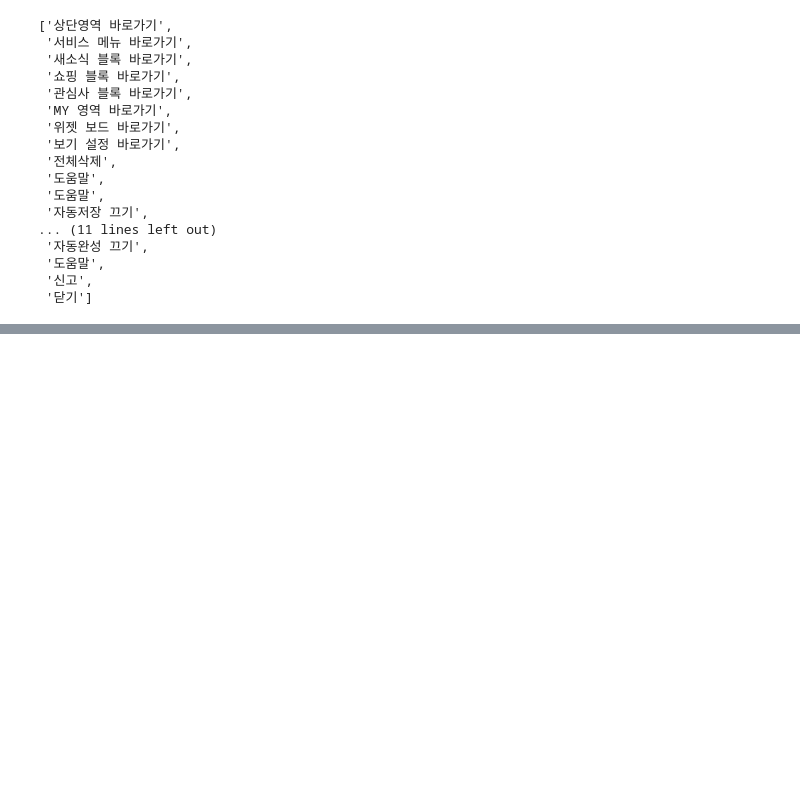
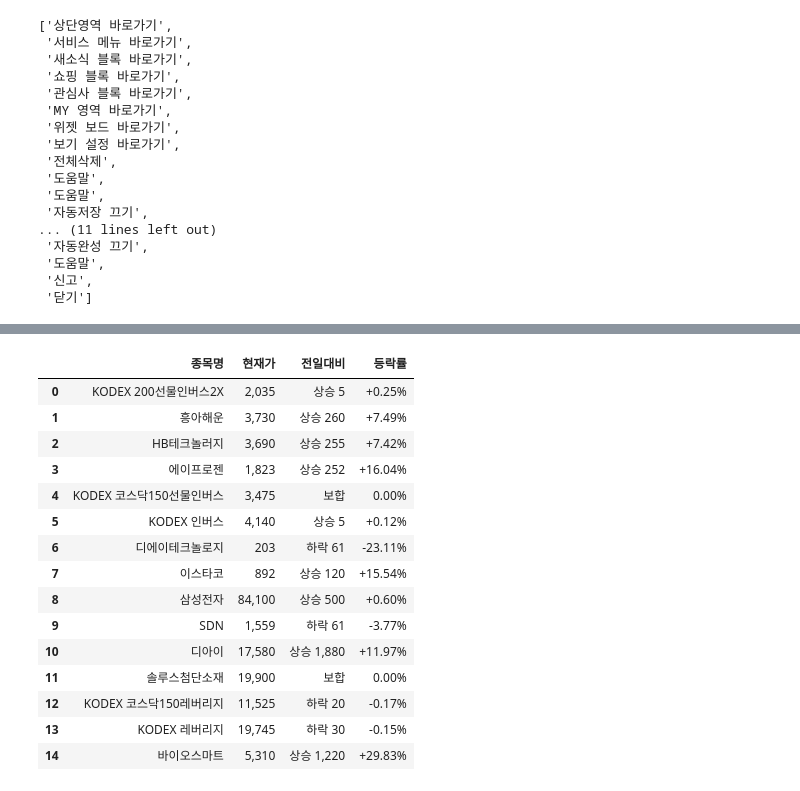
Before and after one commit to KHseo32/test, a Jupyter notebook: 4월 11일/240411 crawling.ipynb, the cells around one changed output, grey strips where cells are left out. Drawn from its saved outputs; the diff is of its cells as text; code cells hidden in the pictures; blank space fills up the shorter version.

```diff
--- a/4월 11일/240411 crawling.ipynb
+++ b/4월 11일/240411 crawling.ipynb
@@ -283,0 +426,4 @@ result
+# %%
+tbody_data = _table.find('tbody')
+
+tbody_data
@@ -283,0 +448,3 @@ result
+# %%
+## tbody_data에서 tr태그들을 모두 찾는다.
+tr_data = tbody_data.find_all('tr')
@@ -283,0 +471,9 @@ result
+# %%
+# tr_data에서 첫번째 원소를 추출하여 contents들을 리스트로 생성
+_val = [tr_data[0].find('th').get_text()]
+
+for tag2 in tr_data[0].find_all('td'):
+    # print(tag2.get_text().strip())
+    _val.append(tag2.get_text().strip())
+
+_val
@@ -283,0 +482,11 @@ result
+# %%
+## 위 코드 반복 실행하여 빈 리스트에 추가
+_values = []
+
+for i in range(len(tr_data)):
+    _val = [tr_data[i].find('th').get_text()]
+    for tag2 in tr_data[i].find_all('td'):
+        _val.append(tag2.get_text().strip())
+    _values.append(_val)
+
+_values
@@ -283,0 +509,20 @@ result
+# %%
+df = pd.DataFrame(_values, columns=_col)
+df
+# %% [output]
+|  | 종목명 | 현재가 | 전일대비 | 등락률 |
+| 0 | KODEX 200선물인버스2X | 2,035 | 상승 5 | +0.25% |
+| 1 | 흥아해운 | 3,730 | 상승 260 | +7.49% |
+| 2 | HB테크놀러지 | 3,690 | 상승 255 | +7.42% |
+| 3 | 에이프로젠 | 1,823 | 상승 252 | +16.04% |
+| 4 | KODEX 코스닥150선물인버스 | 3,475 | 보합 | 0.00% |
+| 5 | KODEX 인버스 | 4,140 | 상승 5 | +0.12% |
+| 6 | 디에이테크놀로지 | 203 | 하락 61 | -23.11% |
+| 7 | 이스타코 | 892 | 상승 120 | +15.54% |
+| 8 | 삼성전자 | 84,100 | 상승 500 | +0.60% |
+| 9 | SDN | 1,559 | 하락 61 | -3.77% |
+| 10 | 디아이 | 17,580 | 상승 1,880 | +11.97% |
+| 11 | 솔루스첨단소재 | 19,900 | 보합 | 0.00% |
+| 12 | KODEX 코스닥150레버리지 | 11,525 | 하락 20 | -0.17% |
+| 13 | KODEX 레버리지 | 19,745 | 하락 30 | -0.15% |
+| 14 | 바이오스마트 | 5,310 | 상승 1,220 | +29.83% |
```
Also changed, not shown: parts of 36 cells of this notebook, 2 other files.
